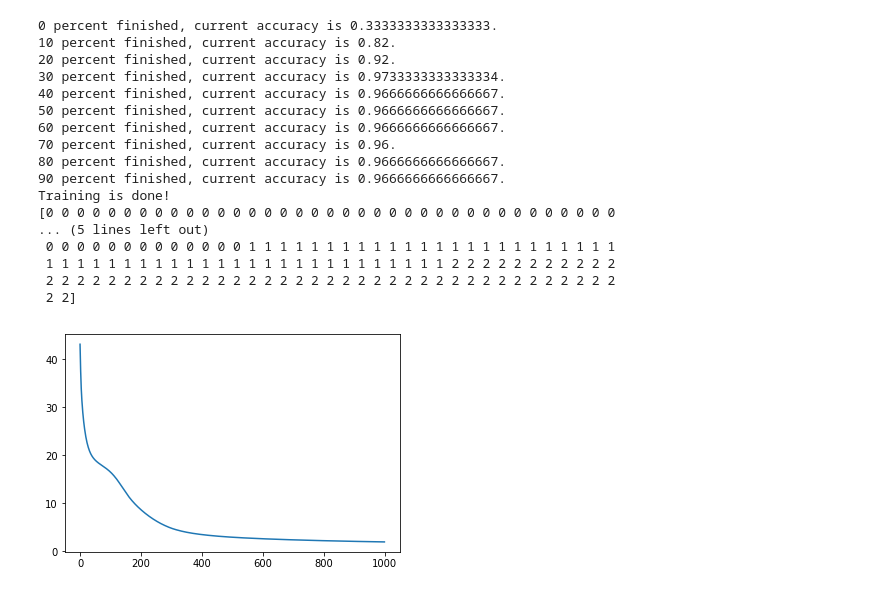
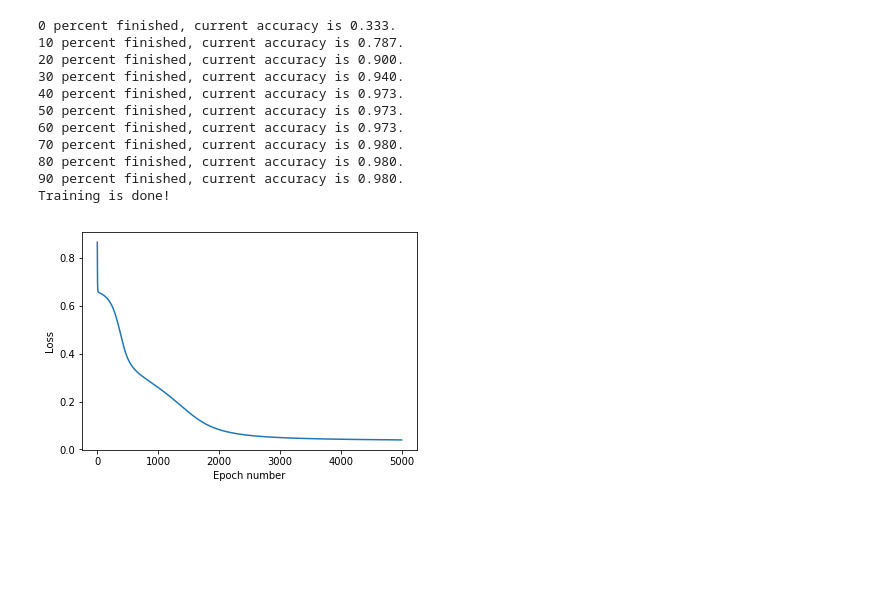
Before and after one commit to jamesothomas/MachineLearningPython, a Jupyter notebook: Lab4/Lab 4.ipynb, the cells around one changed output. Drawn from its saved outputs; the diff is of its cells as text; code cells hidden in the pictures; blank space fills up the shorter version.

```diff
--- a/Lab4/Lab 4.ipynb
+++ b/Lab4/Lab 4.ipynb
@@ -44,7 +41,7 @@ class Sigmoid:
         return (1 / (1 + np.exp(-x))) * (1-1 / (1 + np.exp(-x)))
 class Relu:
     def val(x):
-        return np.maximum(x,0)
+        return np.maximum(x.copy(),0)
     def dev(x):
         return (x>0).astype(int)
 class ArcTan:
@@ -158,11 +184,10 @@ class Sequential(object):
         for W,b,act in zip(self.matrice,self.bias,self.acts):
             self.vects.append(W @ self.neurons[-1] + b)
             self.neurons.append(self.activate(self.vects[-1],act))
-
+        m = self.Y.shape[1]
         if self.cost_function == 'quadratic':
-            self.loss.append(((self.neurons[-1]-self.Y)*(self.neurons[-1]-self.Y)).sum()/len(self.Y))
+            self.loss.append(((self.neurons[-1]-self.Y)*(self.neurons[-1]-self.Y)).sum()/m)
         elif self.cost_function == 'cross_entropy':
-            m = self.Y.shape[1]
             cost = -(1.0/m) * np.sum(self.Y*np.log(self.neurons[-1]) + (1-self.Y)*np.log(1-self.neurons[-1]))
             self.loss.append(cost)
         return
@@ -225,52 +250,48 @@ class Sequential(object):
             if self.verbose and not i % max(1,int(self.epochs/10)):
                 if self.metric == 'accuracy':
                     accu = accuracy_score(np.argmax(self.neurons[-1], axis=0),Y)
-                print('{} percent finished, current accuracy is {}.'.format(100*i//self.epochs,accu))
+                print('{} percent finished, current accuracy is {:.3f}.'.format(100*i//self.epochs,accu))
         plt.figure()
-        plt.plot([i for i in range(self.epochs)],self.loss)
+        plt.plot([i for i in range(self.epochs-1)],self.loss[1:])
+        plt.xlabel('Epoch number')
+        plt.ylabel('Loss')
         print('Training is done!')
 # %%
-model = Sequential(C=0.1, epochs=1000, eta=0.001, random_state=None,
+model = Sequential(C=0.1, epochs=5000, eta=0.01, random_state=42,
                  cost_function='quadratic',
                  metric='accuracy',
                  verbose=1,
                  regular='L1',
                  learning_rate=inverse_decay)
 model.add('Dense',3)
-model.add('Activation',Relu)
+model.add('Activation',Sigmoid)
 model.add('Dense',20)
-model.add('Activation',TANH)
+model.add('Activation',Sigmoid)
 model.add('Dense',28)
 model.add('Activation',Sigmoid)
 model.add('Dense',3)
 model.add('Activation',Sigmoid)
 
 ds = load_iris()
 X = ds.data
 X_test = StandardScaler().fit(X).transform(X)
 X = StandardScaler().fit(X).transform(X)
 Y = ds.target # note problem is NOT binary anymore, there are three classes!
 
 
 model.fit(X,Y)
-print(model.predict(X))
-print(Y)
+#print(model.predict(X))
+#print(Y)
 # %% [output]
-0 percent finished, current accuracy is 0.3333333333333333.
-10 percent finished, current accuracy is 0.82.
-20 percent finished, current accuracy is 0.92.
-30 percent finished, current accuracy is 0.9733333333333334.
-40 percent finished, current accuracy is 0.9666666666666667.
-50 percent finished, current accuracy is 0.9666666666666667.
-60 percent finished, current accuracy is 0.9666666666666667.
-70 percent finished, current accuracy is 0.96.
-80 percent finished, current accuracy is 0.9666666666666667.
-90 percent finished, current accuracy is 0.9666666666666667.
+0 percent finished, current accuracy is 0.333.
+10 percent finished, current accuracy is 0.787.
+20 percent finished, current accuracy is 0.900.
+30 percent finished, current accuracy is 0.940.
+40 percent finished, current accuracy is 0.973.
+50 percent finished, current accuracy is 0.973.
+60 percent finished, current accuracy is 0.973.
+70 percent finished, current accuracy is 0.980.
+80 percent finished, current accuracy is 0.980.
+90 percent finished, current accuracy is 0.980.
 Training is done!
-[0 0 0 0 0 0 0 0 0 0 0 0 0 0 0 0 0 0 0 0 0 0 0 0 0 0 0 0 0 0 0 0 0 0 0 0 0
-... (5 lines left out)
- 0 0 0 0 0 0 0 0 0 0 0 0 0 1 1 1 1 1 1 1 1 1 1 1 1 1 1 1 1 1 1 1 1 1 1 1 1
- 1 1 1 1 1 1 1 1 1 1 1 1 1 1 1 1 1 1 1 1 1 1 1 1 1 1 2 2 2 2 2 2 2 2 2 2 2
- 2 2 2 2 2 2 2 2 2 2 2 2 2 2 2 2 2 2 2 2 2 2 2 2 2 2 2 2 2 2 2 2 2 2 2 2 2
- 2 2]
-[figure, old version]
+[figure, new version]
```
Also changed, not shown: parts of 5 cells of this notebook.
